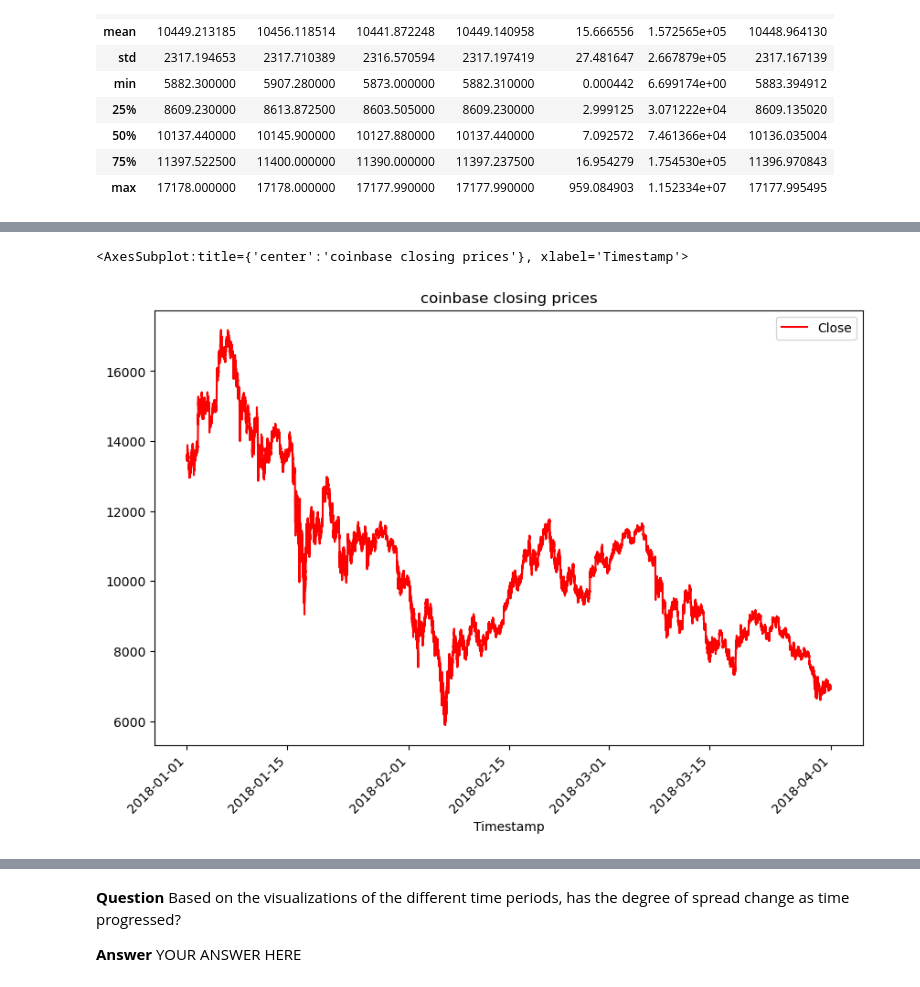
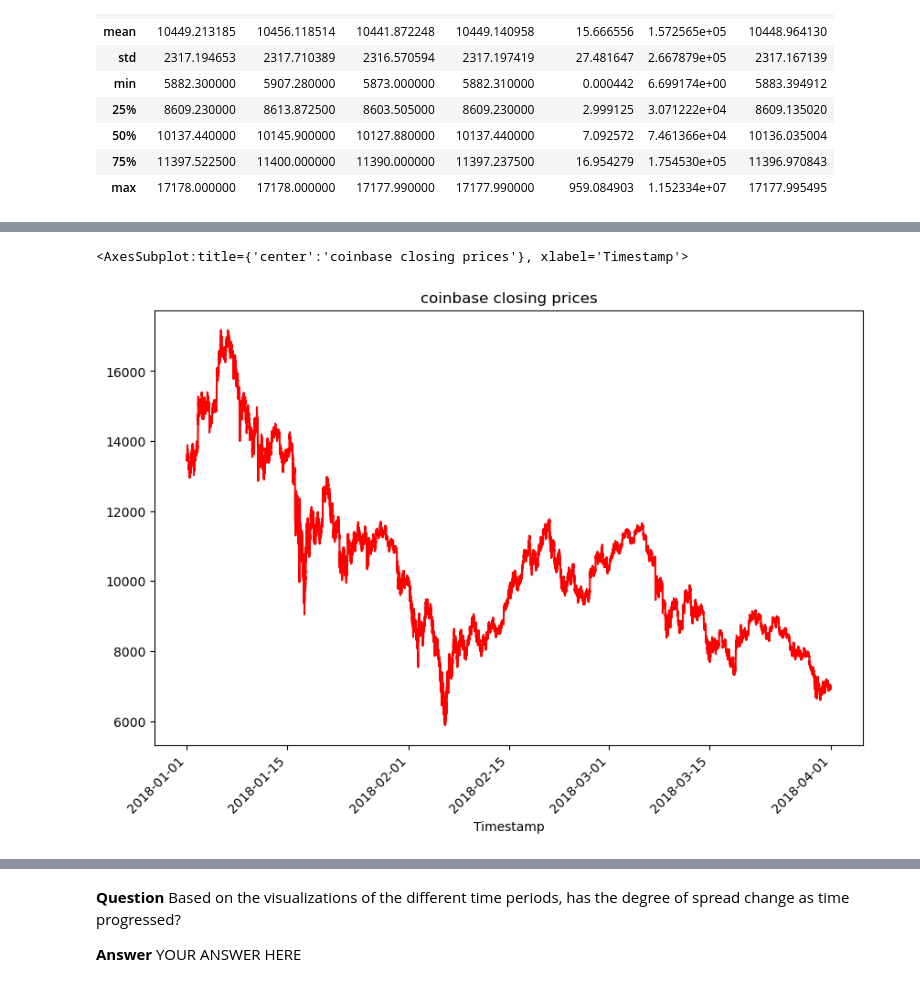
Before and after one commit to ssenhouse/challenge-03-040623, a Jupyter notebook: crypto_arbitrage.ipynb, the cells around one changed output, grey strips where cells are left out. Drawn from its saved outputs; the diff is of its cells as text; code cells hidden in the pictures.

```diff
--- a/crypto_arbitrage.ipynb
+++ b/crypto_arbitrage.ipynb
@@ -423,11 +423,11 @@ bitstamp['Close'].plot(figsize=(10,7), rot=45,title = "bitstamp close prices",co
 # %%
 # Create a line plot for the coinbase DataFrame for the full length of time in the dataset
 # Be sure that the figure size, title, and color are tailored to each visualization
 # YOUR CODE HERE
-coinbase_sliced.plot(figsize=(10,7), rot=45,title = "coinbase closing prices",color ="red")
+coinbase['Close'].plot(figsize=(10,7), rot=45,title = "coinbase closing prices",color ="red")
 # %% [output]
 <AxesSubplot:title={'center':'coinbase closing prices'}, xlabel='Timestamp'>
-[figure, old version]
+[figure, new version]
 # %%
 # Overlay the visualizations for the bitstamp and coinbase DataFrames in one plot
 # The plot should visualize the prices over the full lenth of the dataset
```
Also changed, not shown: parts of 7 cells of this notebook.
